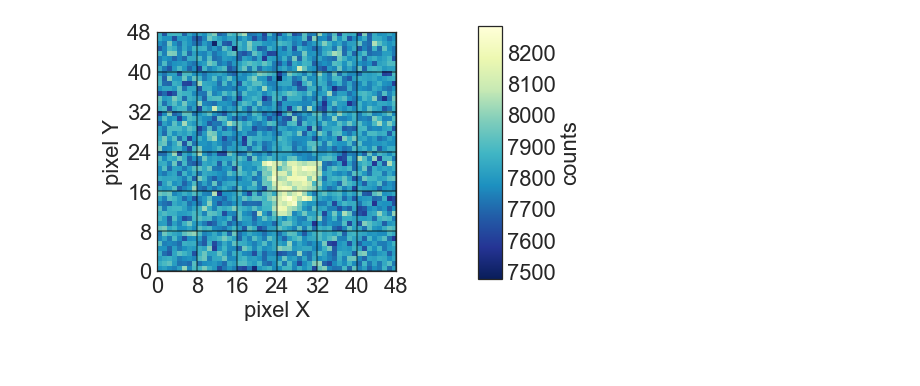
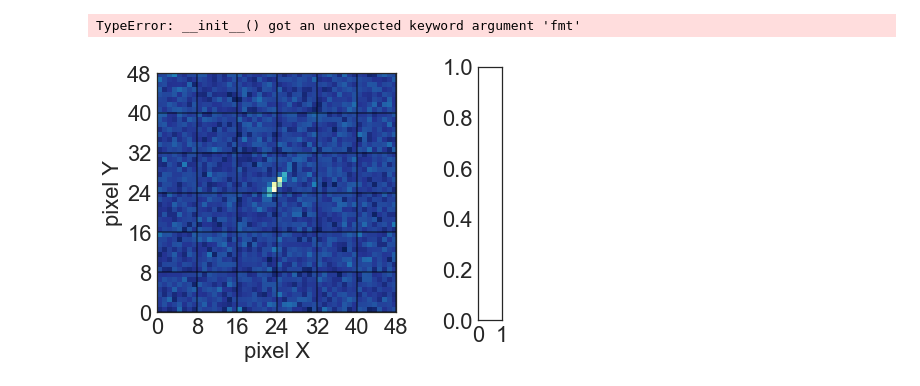
Before and after one commit to cescalara/euso_tools, a Jupyter notebook: sim_plots/examples/sim_plot_demo.ipynb, the cells around one changed output. Saved outputs shown, nothing was run; the diff lists cells and outputs as text; code cells hidden in the pictures; blank space fills up the shorter version.

Commit message:
Add some more data files and update plotting tools

```diff
--- a/sim_plots/examples/sim_plot_demo.ipynb
+++ b/sim_plots/examples/sim_plot_demo.ipynb
@@ -7,16 +7,21 @@ from sim_data_vis import *
 import seaborn as sns
 # %%
 filepath = '../data/'
-filename = filepath + 'Elves1_128GTU.txt'
+filename = filepath + 'simu_meteor_mag5_L3.txt'
 # %%
 # make standard plot
 sns.set_style("white")
 sns.set_context("paper", rc={"font.size":22,"axes.titlesize":22,"axes.labelsize":22,
                              "xtick.labelsize":22, "ytick.labelsize":22})
+matplotlib.rcParams['savefig.transparent'] = True
+matplotlib.rcParams['savefig.dpi'] = 500
+
 with SimDataVis(filename) as FileVis:
-    FileVis.data_level = 2
+    FileVis.data_level = 1
     FileVis.plot_pdm_sum()
+    plt.savefig('/Users/Fran/Downloads/meteor.png', bbox_inches='tight')
 # %% [output]
+TypeError: __init__() got an unexpected keyword argument 'fmt'
-[figure, old version]
+[figure, new version]
 # %%
 filepath = '../data/'
```
Also changed, not shown: parts of 2 cells of this notebook, 4 other files.
